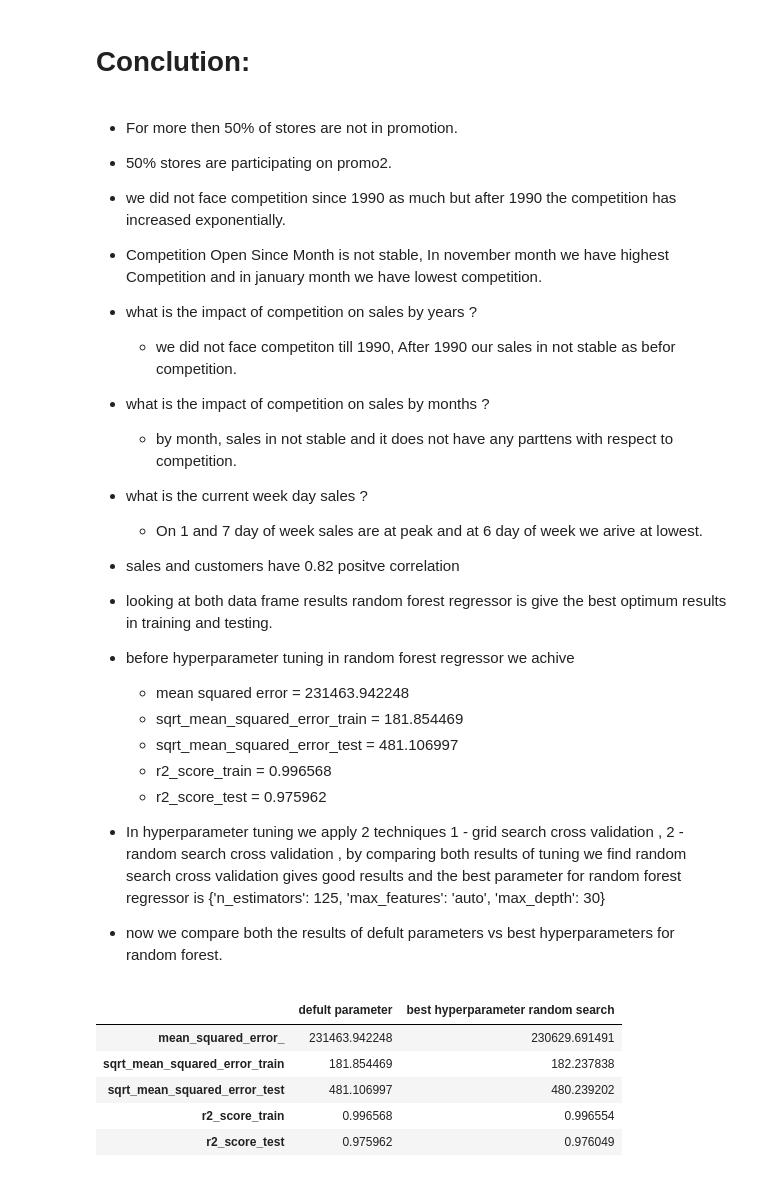
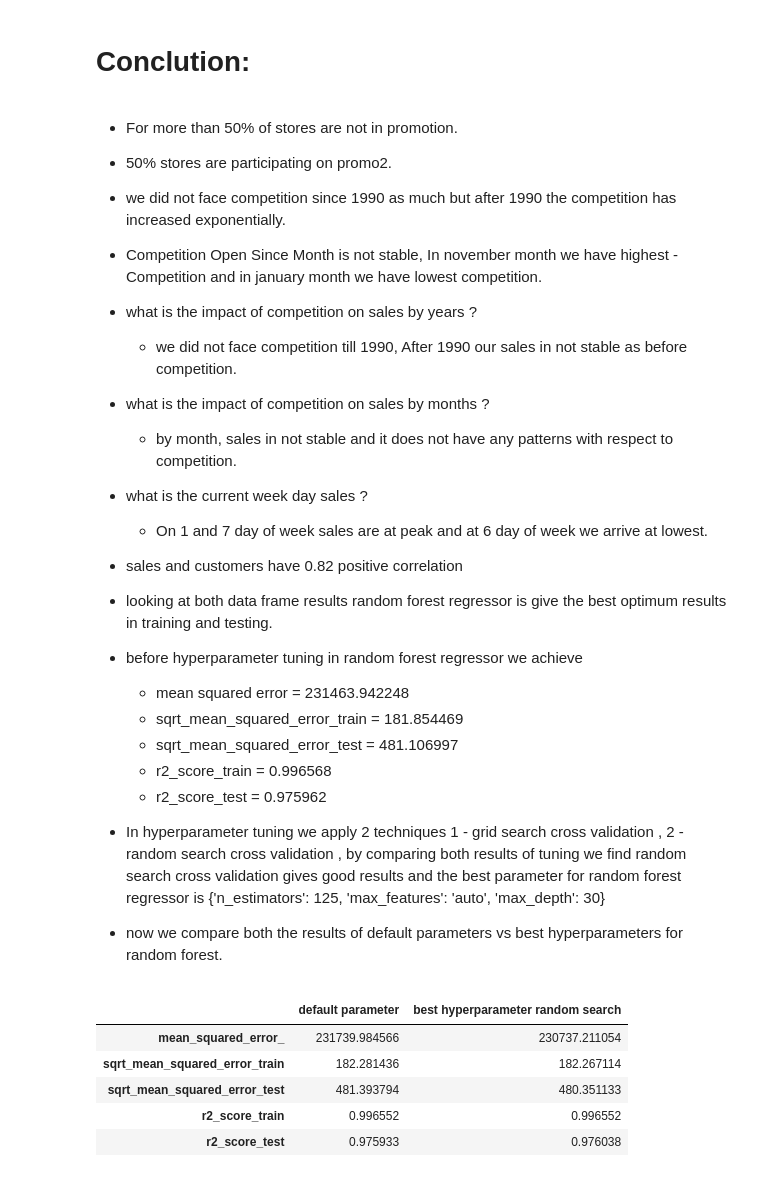
Before and after one commit to hitenmewada/Capstone-2-Rossmann-stores-sales-prediction, a Jupyter notebook: Rossmann_Sales_Prediction_Capstone_Project_2.ipynb, the cells around one changed output. Saved outputs shown, nothing was run; the diff lists cells and outputs as text; code cells hidden in the pictures.

```diff
--- a/Rossmann_Sales_Prediction_Capstone_Project_2.ipynb
+++ b/Rossmann_Sales_Prediction_Capstone_Project_2.ipynb
@@ -72,7 +67,7 @@ Mounted at /content/drive
 # %%
 #Importing the dataset
-Rossmann_Stores_Data = pd.read_csv('/content/drive/MyDrive/Capstone 2 - Rossmann stores sales prediction/Copy of Rossmann Stores Data.csv')
-store = pd.read_csv('/content/drive/MyDrive/Capstone 2 - Rossmann stores sales prediction/Copy of store.csv')
+Rossmann_Stores_Data = pd.read_csv('../input/rossmann-stores/Copy of Rossmann Stores Data.csv')
+store = pd.read_csv('../input/rossmann-stores/Copy of store.csv')
 # %% [markdown]
 # <b> Data Inspection
 # %%
@@ -770,42 +765,38 @@ df_result
 # %% [markdown]
 # <b> Conclution:
 # %% [markdown]
-- For more then 50% of stores are not in promotion.
+- For more than 50% of stores are not in promotion.
 - 50% stores are participating on promo2.
 - we did not face competition since 1990 as much but after 1990 the competition has increased exponentially.
-- Competition Open Since Month is not stable, In november month we have highest Competition and in january month we have lowest competition.
+- Competition Open Since Month is not stable, In november month we have highest - Competition and in january month we have lowest competition.
 - what is the impact of competition on sales by years ?
-    * we did not face competiton till 1990, After 1990 our sales in not stable as befor competition.
+  * we did not face competition till 1990, After 1990 our sales in not stable as before competition.
+- what is the impact of competition on sales by months ?
+  * by month, sales in not stable and it does not have any patterns with respect to competition.
+- what is the current week day sales ?
+  * On 1 and 7 day of week sales are at peak and at 6 day of week we arrive at lowest.
+- sales and customers have 0.82 positive correlation
+- looking at both data frame results random forest regressor is give the best optimum results in training and testing.
+- before hyperparameter tuning in random forest regressor we achieve
+  * mean squared error = 231463.942248
+  * sqrt_mean_squared_error_train = 181.854469
+  * sqrt_mean_squared_error_test = 481.106997
+  * r2_score_train = 0.996568
+  * r2_score_test = 0.975962
+- In hyperparameter tuning we apply 2 techniques 1 - grid search cross validation , 2 - random search cross validation , by comparing both results of tuning we find random search cross validation gives good results and the best parameter for random forest regressor is {'n_estimators': 125, 'max_features': 'auto', 'max_depth': 30}
 
-- what is the impact of competition on sales by months ?
-    * by month, sales in not stable and it does not have any parttens with respect to competition.
-
-- what is the current week day sales ?
-    * On 1 and 7 day of week sales are at peak and at 6 day of week we arive at lowest.
-
-- sales and customers have 0.82 positve correlation
-
-- looking at both data frame results random forest regressor is give the best optimum results in training and testing.
-- before hyperparameter tuning in random forest regressor we achive
-    * mean squared error = 231463.942248
-    * sqrt_mean_squared_error_train	= 181.854469
-    * sqrt_mean_squared_error_test	= 481.106997
-    * r2_score_train = 0.996568
-    * r2_score_test = 0.975962
-
-- In hyperparameter tuning we apply 2 techniques 1 - grid search cross validation , 2 - random search cross validation , by comparing both results of tuning we find random search cross validation gives good results and the best parameter for random forest regressor is {'n_estimators': 125, 'max_features': 'auto', 'max_depth': 30}
-- now we compare both the results of defult parameters vs best hyperparameters for random forest.
+- now we compare both the results of default parameters vs best hyperparameters for random forest.
 # %%
 # comparing both the results of random forest
 best_parameter_random_forest = pd.DataFrame(zip(df_result.iloc[4:,2],hyperparameter_results.iloc[1:,1]),index=hyperparameter_results.index[1:])
 # %%
-best_parameter_random_forest.columns = 'defult parameter','best hyperparameter random search'
+best_parameter_random_forest.columns = 'default parameter','best hyperparameter random search'
 best_parameter_random_forest
 # %% [output]
-|  | defult parameter | best hyperparameter random search |
-| mean_squared_error_ | 231463.942248 | 230629.691491 |
-| sqrt_mean_squared_error_train | 181.854469 | 182.237838 |
-| sqrt_mean_squared_error_test | 481.106997 | 480.239202 |
-| r2_score_train | 0.996568 | 0.996554 |
-| r2_score_test | 0.975962 | 0.976049 |
+|  | default parameter | best hyperparameter random search |
+| mean_squared_error_ | 231739.984566 | 230737.211054 |
+| sqrt_mean_squared_error_train | 182.281436 | 182.267114 |
+| sqrt_mean_squared_error_test | 481.393794 | 480.351133 |
+| r2_score_train | 0.996552 | 0.996552 |
+| r2_score_test | 0.975933 | 0.976038 |
 # %% [markdown]
```
Also changed, not shown: parts of 13 cells of this notebook.
